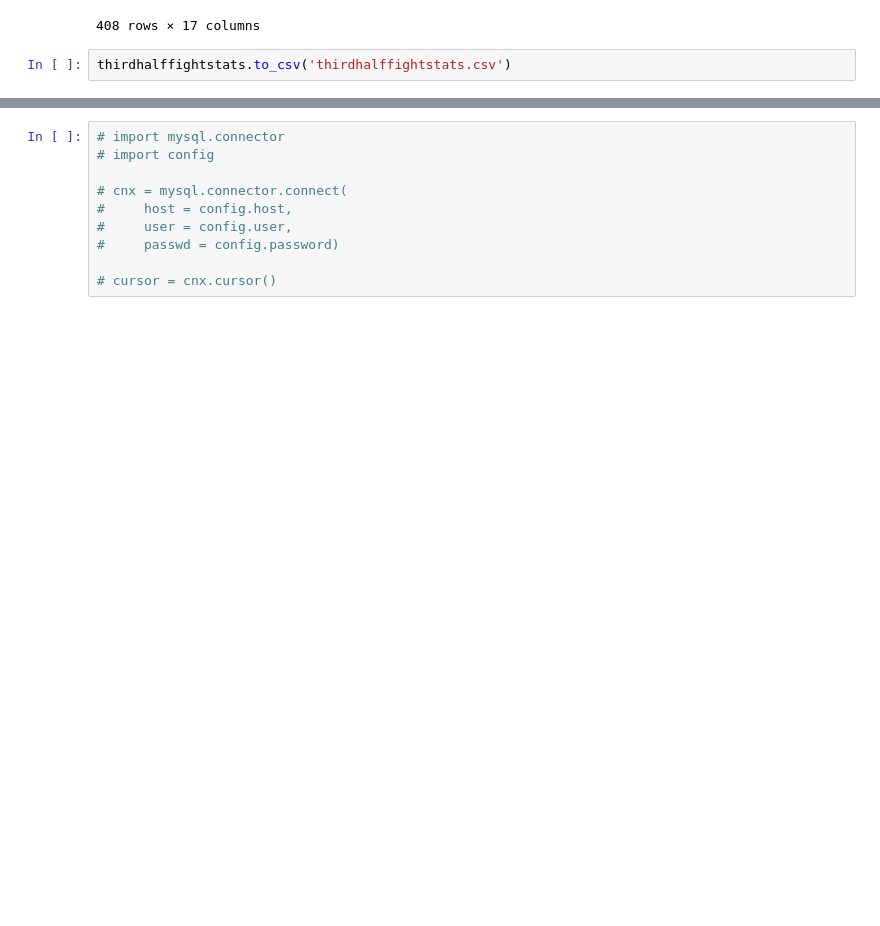
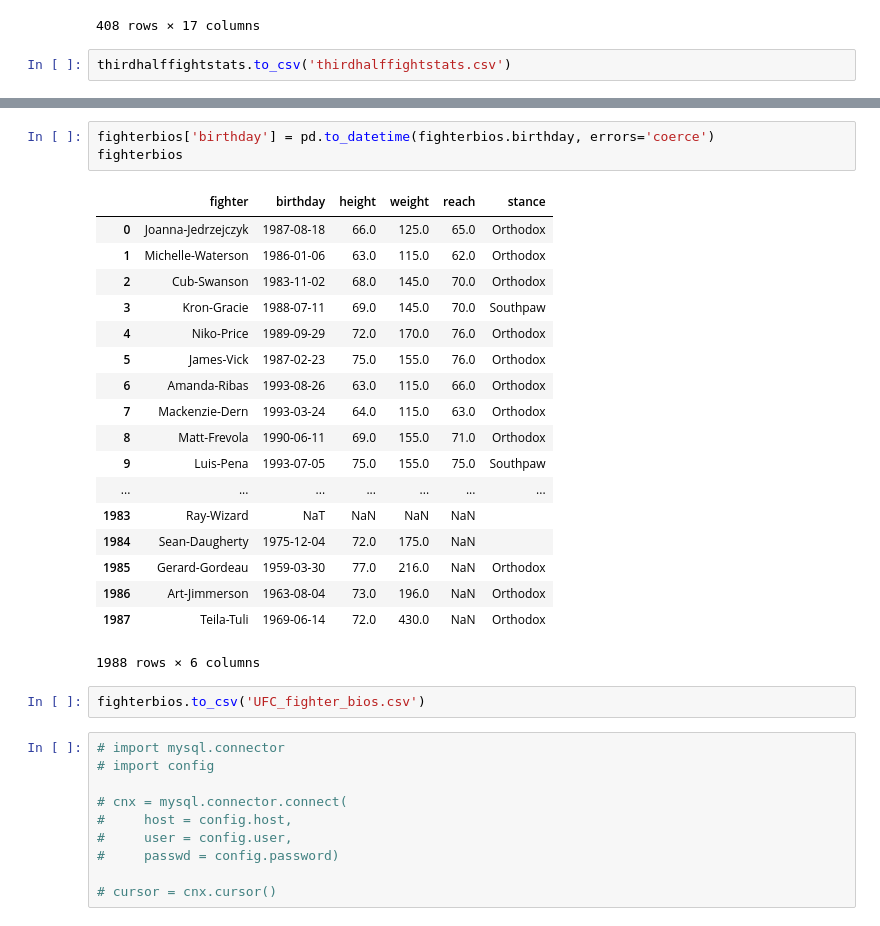
Before and after one commit to hmnathel/UFC_predict, a Jupyter notebook: ufc_stats_data.ipynb, the cells around one changed output, grey strips where cells are left out. Drawn from its saved outputs; the diff is of its cells as text; blank space fills up the shorter version.

```diff
--- a/ufc_stats_data.ipynb
+++ b/ufc_stats_data.ipynb
@@ -458,3 +882,27 @@ thirdhalffightstats.to_csv('thirdhalffightstats.csv')
+# %%
+fighterbios['birthday'] = pd.to_datetime(fighterbios.birthday, errors='coerce')
+fighterbios
+# %% [output]
+|  | fighter | birthday | height | weight | reach | stance |
+| 0 | Joanna-Jedrzejczyk | 1987-08-18 | 66.0 | 125.0 | 65.0 | Orthodox |
+| 1 | Michelle-Waterson | 1986-01-06 | 63.0 | 115.0 | 62.0 | Orthodox |
+| 2 | Cub-Swanson | 1983-11-02 | 68.0 | 145.0 | 70.0 | Orthodox |
+| 3 | Kron-Gracie | 1988-07-11 | 69.0 | 145.0 | 70.0 | Southpaw |
+| 4 | Niko-Price | 1989-09-29 | 72.0 | 170.0 | 76.0 | Orthodox |
+| 5 | James-Vick | 1987-02-23 | 75.0 | 155.0 | 76.0 | Orthodox |
+| 6 | Amanda-Ribas | 1993-08-26 | 63.0 | 115.0 | 66.0 | Orthodox |
+| 7 | Mackenzie-Dern | 1993-03-24 | 64.0 | 115.0 | 63.0 | Orthodox |
+| 8 | Matt-Frevola | 1990-06-11 | 69.0 | 155.0 | 71.0 | Orthodox |
+| 9 | Luis-Pena | 1993-07-05 | 75.0 | 155.0 | 75.0 | Southpaw |
+| ... | ... | ... | ... | ... | ... | ... |
+| 1983 | Ray-Wizard | NaT | NaN | NaN | NaN |  |
+| 1984 | Sean-Daugherty | 1975-12-04 | 72.0 | 175.0 | NaN |  |
+| 1985 | Gerard-Gordeau | 1959-03-30 | 77.0 | 216.0 | NaN | Orthodox |
+| 1986 | Art-Jimmerson | 1963-08-04 | 73.0 | 196.0 | NaN | Orthodox |
+| 1987 | Teila-Tuli | 1969-06-14 | 72.0 | 430.0 | NaN | Orthodox |
+1988 rows × 6 columns
+# %%
+fighterbios.to_csv('UFC_fighter_bios.csv')
 # %%
 # import mysql.connector
 # import config
```
Also changed, not shown: parts of 32 cells of this notebook, 9 other files.
